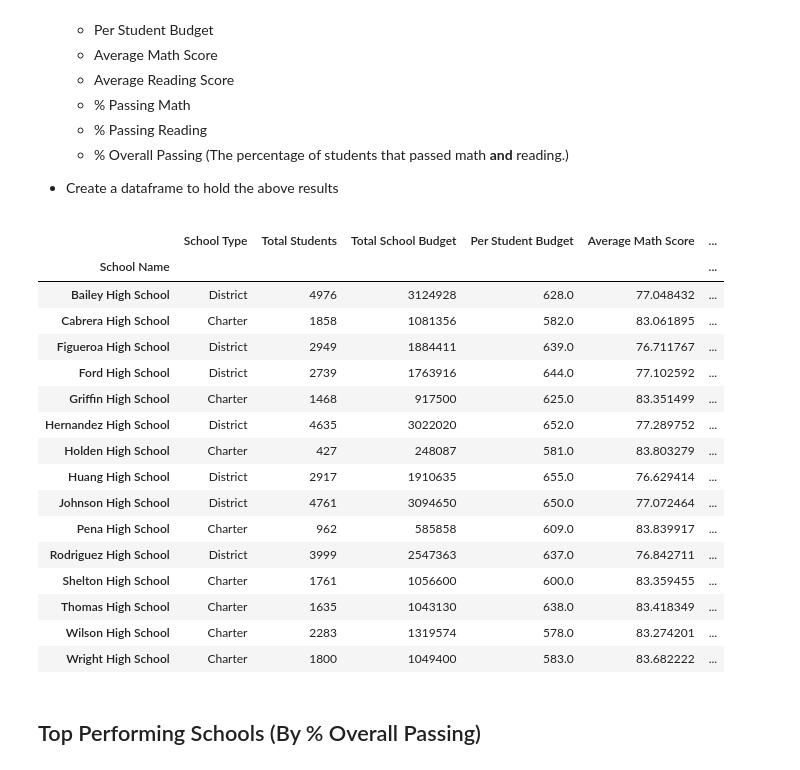
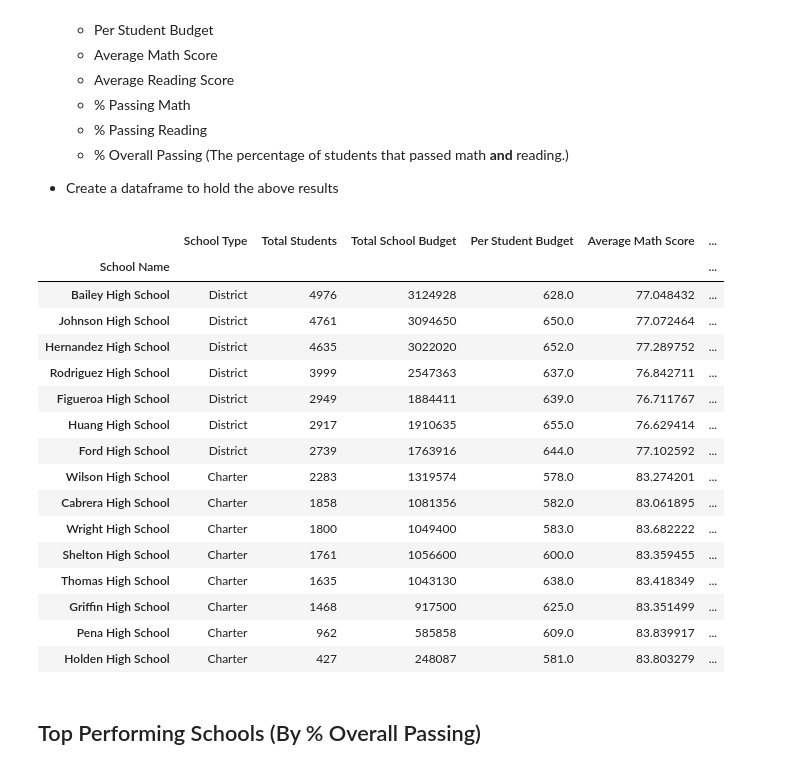
Before and after one commit to trezeget-1/pandas-challenge, a Jupyter notebook: PyCitySchools/PyCitySchools_starter.ipynb, the cells around one changed output. Drawn from its saved outputs; the diff is of its cells as text; code cells hidden in the pictures.

```diff
--- a/PyCitySchools/PyCitySchools_starter.ipynb
+++ b/PyCitySchools/PyCitySchools_starter.ipynb
@@ -162,47 +172,49 @@ avg_scores=avg_scores.rename(columns={"reading_score":"Average Reading Score","m
 overall_passing=school_data_complete.loc[(school_data_complete["reading_score"]>=70) & (school_data_complete["math_score"]>=70)]
 overall_passing=overall_passing[["school_name","reading_score","math_score"]]
 overall_passing=overall_passing.groupby("school_name")["reading_score"].count()
 overall_passing=overall_passing.reset_index()
 overall_passing=(overall_passing["reading_score"]/number_students_at_each_shool)*100
 
 group_school_and_students_data=group_school_and_students_data.count()
 pd.DataFrame(group_school_and_students_data)
 
 del group_school_and_students_data["reading_score"]
 del group_school_and_students_data["math_score"]
 
 group_school_and_students_data=(
     group_school_and_students_data
     .rename(columns={"student_name":"Total Students"})
     .merge(simplified_school_data, on="school_name",how="outer")
     .merge(avg_scores, on="school_name",how="outer")
     .rename(columns={"type":"School Type", "budget":"Total School Budget","school_name":"School Name"})
 )
 group_school_and_students_data["% Passing Math"]=perc_passing_math
 group_school_and_students_data["% Passing Reading"]=perc_passing_reading
 group_school_and_students_data["% Overall Passing"]=overall_passing
 group_school_and_students_data["Per Student Budget"]=per_student_budget
 group_school_and_students_data=group_school_and_students_data.set_index("School Name")
 group_school_and_students_data=group_school_and_students_data[["School Type","Total Students","Total School Budget","Per Student Budget","Average Math Score","Average Reading Score","% Passing Math","% Passing Reading", "% Overall Passing"]]
+
+group_school_and_students_data=group_school_and_students_data.sort_values(by=["Total Students"], ascending=False)
 group_school_and_students_data
 # %% [output]
 |  | School Type | Total Students | Total School Budget | Per Student Budget | Average Math Score | ... |
 | School Name |  |  |  |  |  | ... |
 | Bailey High School | District | 4976 | 3124928 | 628.0 | 77.048432 | ... |
+| Johnson High School | District | 4761 | 3094650 | 650.0 | 77.072464 | ... |
+| Hernandez High School | District | 4635 | 3022020 | 652.0 | 77.289752 | ... |
+| Rodriguez High School | District | 3999 | 2547363 | 637.0 | 76.842711 | ... |
+| Figueroa High School | District | 2949 | 1884411 | 639.0 | 76.711767 | ... |
+| Huang High School | District | 2917 | 1910635 | 655.0 | 76.629414 | ... |
+| Ford High School | District | 2739 | 1763916 | 644.0 | 77.102592 | ... |
+| Wilson High School | Charter | 2283 | 1319574 | 578.0 | 83.274201 | ... |
 | Cabrera High School | Charter | 1858 | 1081356 | 582.0 | 83.061895 | ... |
-| Figueroa High School | District | 2949 | 1884411 | 639.0 | 76.711767 | ... |
-| Ford High School | District | 2739 | 1763916 | 644.0 | 77.102592 | ... |
-| Griffin High School | Charter | 1468 | 917500 | 625.0 | 83.351499 | ... |
-| Hernandez High School | District | 4635 | 3022020 | 652.0 | 77.289752 | ... |
-| Holden High School | Charter | 427 | 248087 | 581.0 | 83.803279 | ... |
-| Huang High School | District | 2917 | 1910635 | 655.0 | 76.629414 | ... |
-| Johnson High School | District | 4761 | 3094650 | 650.0 | 77.072464 | ... |
-| Pena High School | Charter | 962 | 585858 | 609.0 | 83.839917 | ... |
-| Rodriguez High School | District | 3999 | 2547363 | 637.0 | 76.842711 | ... |
+| Wright High School | Charter | 1800 | 1049400 | 583.0 | 83.682222 | ... |
 | Shelton High School | Charter | 1761 | 1056600 | 600.0 | 83.359455 | ... |
 | Thomas High School | Charter | 1635 | 1043130 | 638.0 | 83.418349 | ... |
-| Wilson High School | Charter | 2283 | 1319574 | 578.0 | 83.274201 | ... |
-| Wright High School | Charter | 1800 | 1049400 | 583.0 | 83.682222 | ... |
+| Griffin High School | Charter | 1468 | 917500 | 625.0 | 83.351499 | ... |
+| Pena High School | Charter | 962 | 585858 | 609.0 | 83.839917 | ... |
+| Holden High School | Charter | 427 | 248087 | 581.0 | 83.803279 | ... |
 # %% [markdown]
 ## Top Performing Schools (By % Overall Passing)
 # %% [markdown]
```
Also changed, not shown: parts of 3 cells of this notebook.
